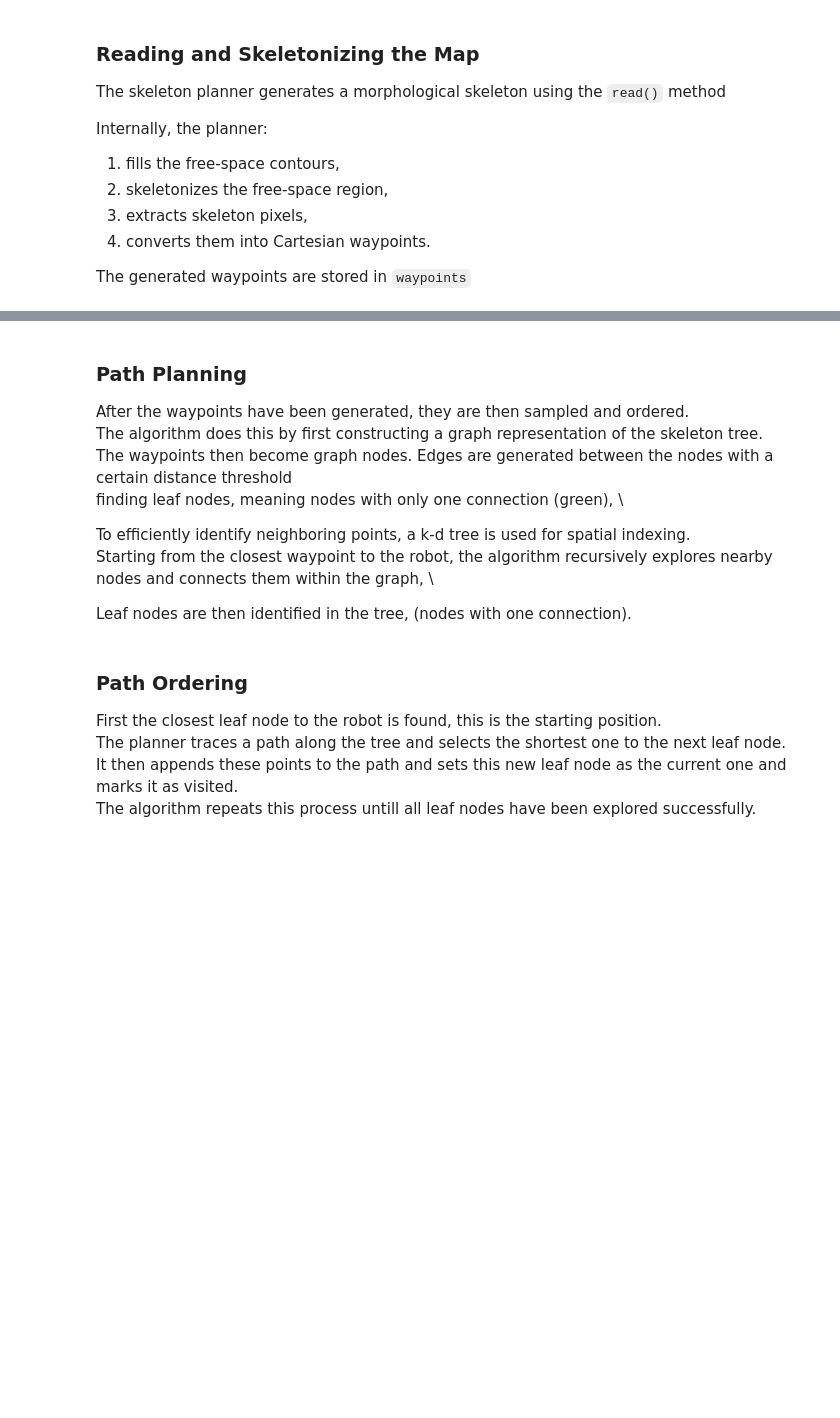
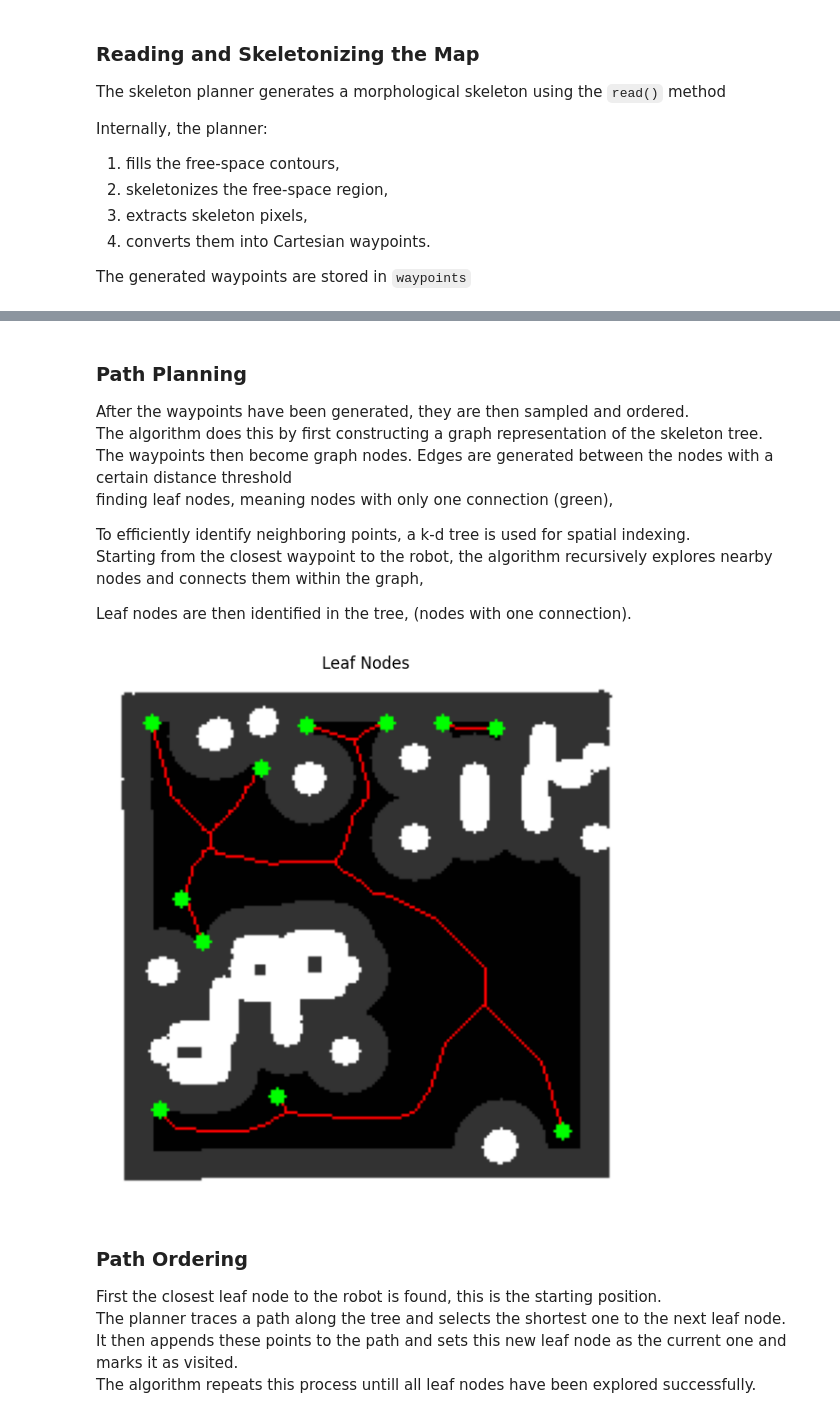
Before and after one commit to machine0herald/Mirte_Lab_Clean, a Jupyter notebook: mirte_lc_nav2/mirte_lc_nav2/test_nav.ipynb, the cells around one changed output, grey strips where cells are left out. Cells and saved outputs as stored; diff of their text form; code cells hidden in the pictures; blank space fills up the shorter version.

```diff
--- a/mirte_lc_nav2/mirte_lc_nav2/test_nav.ipynb
+++ b/mirte_lc_nav2/mirte_lc_nav2/test_nav.ipynb
@@ -190,15 +211,15 @@ show_imgs(
 After the waypoints have been generated, they are then sampled and ordered. \
 The algorithm does this by first constructing a graph representation of the skeleton tree. \
 The waypoints then become graph nodes. Edges are generated between the nodes with a certain distance threshold \
-finding leaf nodes, meaning nodes with only one connection (green), \
+finding leaf nodes, meaning nodes with only one connection (green),
 
 To efficiently identify neighboring points, a k-d tree is used for spatial indexing. \
-Starting from the closest waypoint to the robot, the algorithm recursively explores nearby nodes and connects them within the graph, \
+Starting from the closest waypoint to the robot, the algorithm recursively explores nearby nodes and connects them within the graph,
 
 Leaf nodes are then identified in the tree, (nodes with one connection).
 # %%
 # Generate waypoint graph
-navigator.set_waypoints(distance=5.0)
+navigator.graph = navigator.set_waypoints(navigator.waypoints, navigator.resolution, distance=5.0)
 
 # Create visualization image
 graph_img = cv2.cvtColor(map_img.copy(), cv2.COLOR_GRAY2RGB)
@@ -220,34 +241,36 @@ for edge in navigator.graph.edges:
 
     cv2.line(
         graph_img,
         (x1, y1),
         (x2, y2),
         (255, 0, 0),
         1
     )
 
 # Highlight leaf nodes
-leaf_nodes = navigator.find_leaf_nodes()
+leaf_nodes = navigator.find_leaf_nodes(navigator.graph)
 
 for node in leaf_nodes:
 
     point = navigator.graph.nodes[node]['pos']
 
     px = int((point[0] / navigator.map_resolution) + navigator.origin[1])
     py = int((point[1] / navigator.map_resolution) + navigator.origin[0])
 
     leaf_img = cv2.circle(
         graph_img,
         (px, py),
         radius=3,
         color=(0, 255, 0),
         thickness=-1
     )
 
 show_imgs(
     [graph_img],
     ['Leaf Nodes']
 )
+# %% [output]
+[figure, added]
 # %% [markdown]
 ### Path Ordering
 
```
Also changed, not shown: parts of 7 cells of this notebook, 9 other files.
